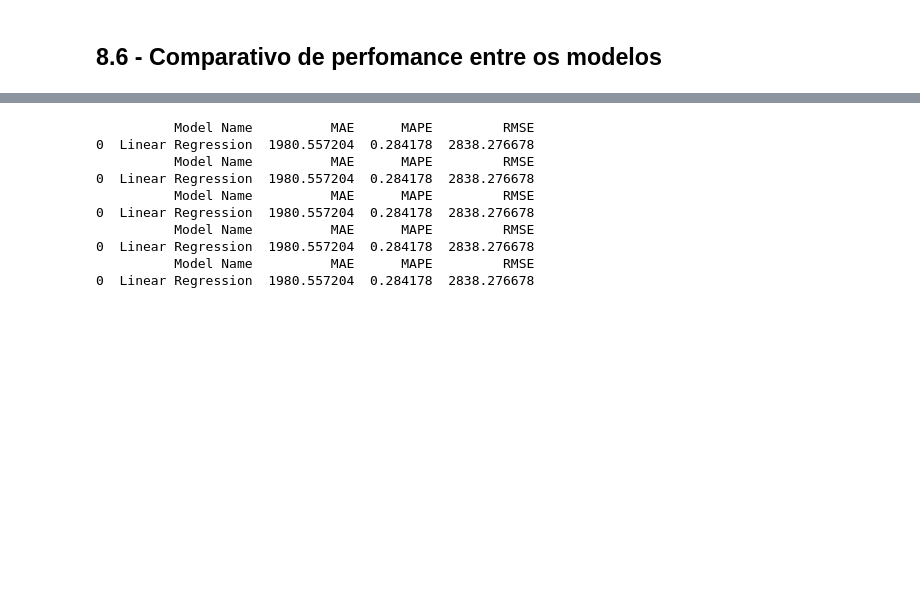
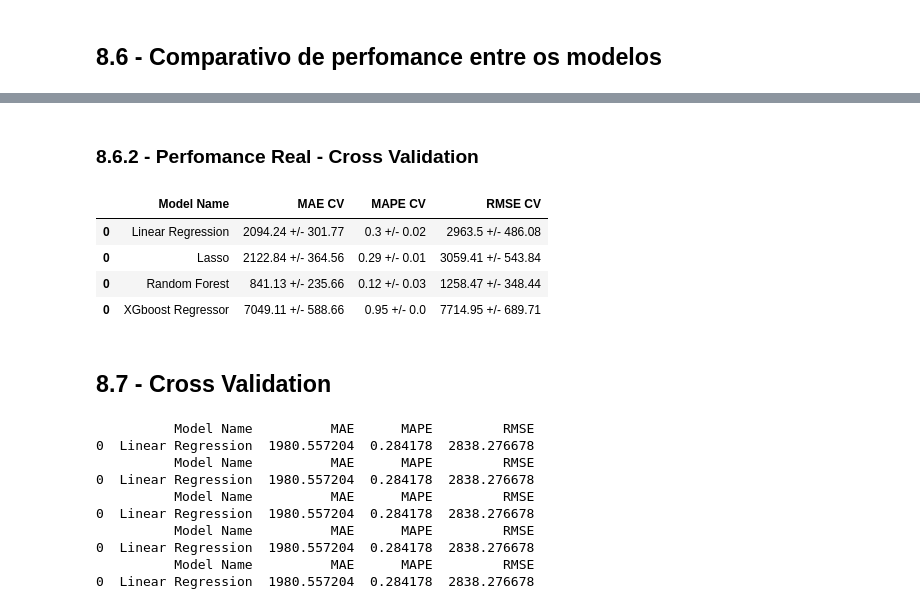
Before and after one commit to castrien/ds_em_producao, a Jupyter notebook: m04_v01_ds_em_producao.ipynb, the cells around one changed output, grey strips where cells are left out. Saved outputs shown, nothing was run; the diff lists cells and outputs as text; code cells hidden in the pictures; blank space fills up the shorter version.

```diff
--- a/m04_v01_ds_em_producao.ipynb
+++ b/m04_v01_ds_em_producao.ipynb
@@ -1026,0 +1037,3 @@ lrr_result
+# %%
+lrr_result_cv =  cross_validation(x_training, 5, 'Lasso', lrr, verbose = False)
+lrr_result_cv
@@ -1041,0 +1060,3 @@ rf_result
+# %%
+rf_result_cv =  cross_validation(x_training, 5, 'Random Forest', rf, verbose = False)
+rf_result_cv
@@ -1059,0 +1087,3 @@ xgb_result
+# %%
+xgb_result_cv =  cross_validation(x_training, 5, 'XGboost Regressor', model_xgb, verbose = True)
+xgb_result_cv
@@ -1093,0 +1117,13 @@ a
+# %% [markdown]
+### 8.6.2 -  Perfomance Real - Cross Validation
+# %%
+modelling_result_cv = pd.concat( [lr_result_cv, lrr_result_cv, rf_result_cv, xgb_result_cv])
+modelling_result_cv
+# %% [output]
+|  | Model Name | MAE CV | MAPE CV | RMSE CV |
+| 0 | Linear Regression | 2094.24 +/- 301.77 | 0.3 +/- 0.02 | 2963.5 +/- 486.08 |
+| 0 | Lasso | 2122.84 +/- 364.56 | 0.29 +/- 0.01 | 3059.41 +/- 543.84 |
+| 0 | Random Forest | 841.13 +/- 235.66 | 0.12 +/- 0.03 | 1258.47 +/- 348.44 |
+| 0 | XGboost Regressor | 7049.11 +/- 588.66 | 0.95 +/- 0.0 | 7714.95 +/- 689.71 |
+# %% [markdown]
+## 8.7 - Cross Validation
```
Also changed, not shown: parts of 19 cells of this notebook.
